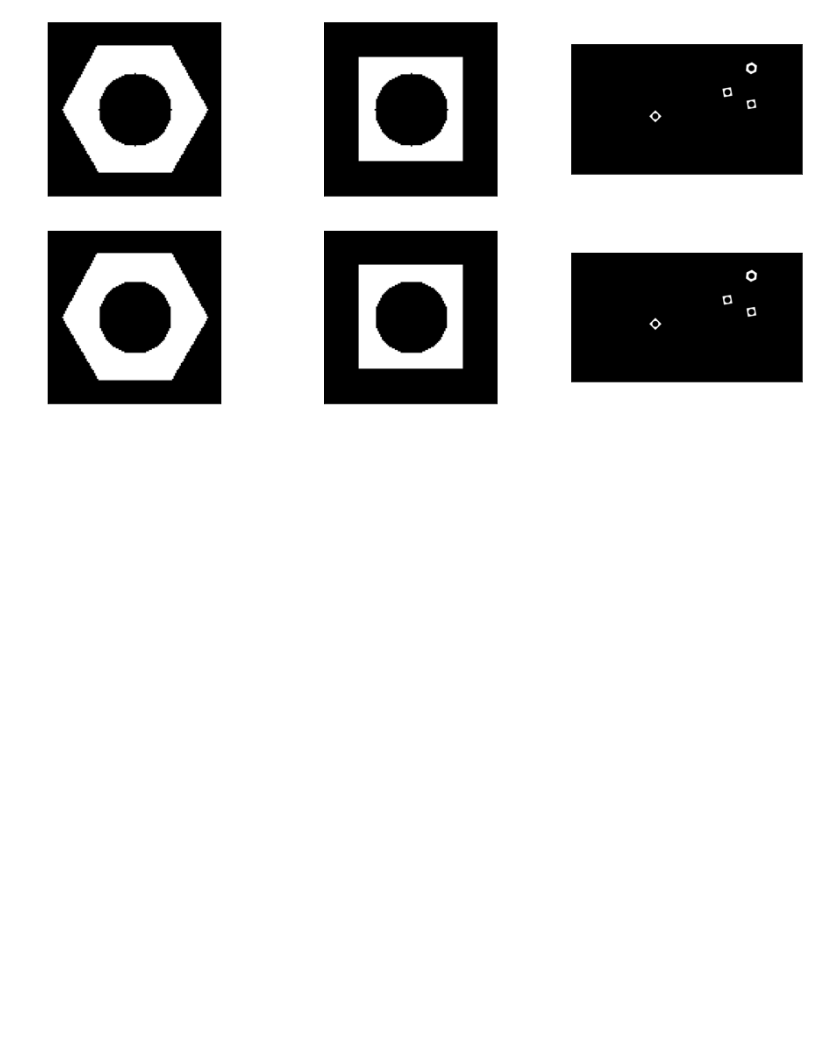
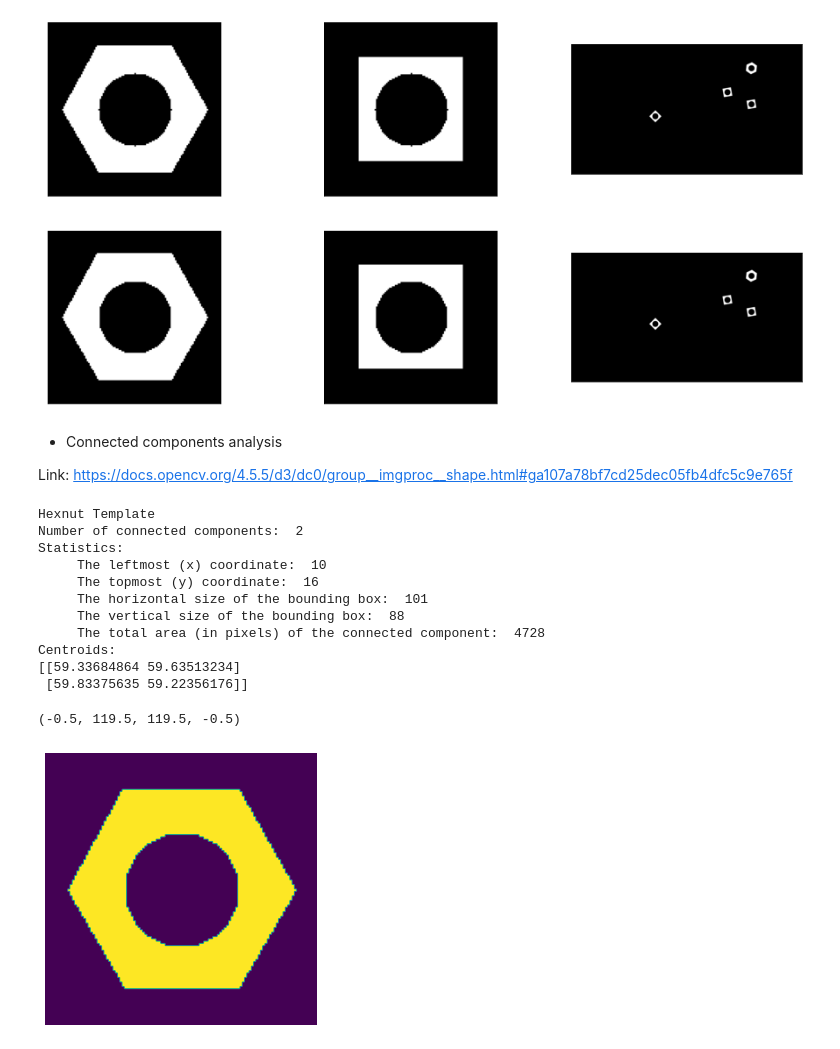
Before and after one commit to dulmi-99/Image-Processing-and-Machine-Vision, a Jupyter notebook: Assignments/Assignment 3/190107T_a03.ipynb, the cells around one changed output. Drawn from its saved outputs; the diff is of its cells as text; code cells hidden in the pictures; blank space fills up the shorter version.

Commit message:
Connected components analysis for images

```diff
--- a/Assignments/Assignment 3/190107T_a03.ipynb
+++ b/Assignments/Assignment 3/190107T_a03.ipynb
@@ -92,3 +94,42 @@ ax[1][2].set_xticks([]), ax[1][2].set_yticks([])
 plt.show()
 # %% [output]
 [figure]
+# %% [markdown]
+* Connected components analysis
+
+Link:
+https://docs.opencv.org/4.5.5/d3/dc0/group__imgproc__shape.html#ga107a78bf7cd25dec05fb4dfc5c9e765f
+# %%
+Connectivity = 4
+hex_n_labels, hex_labels, hex_stats, hex_centroids = cv.connectedComponentsWithStats(closing_hexnut, Connectivity, cv.CV_32S)
+square_n_labels, square_labels, square_stats, square_centroids = cv.connectedComponentsWithStats(closing_squarenut, Connectivity, cv.CV_32S)
+conv_n_labels, conv_labels, conv_stats, conv_centroids = cv.connectedComponentsWithStats(closing_conveyor, Connectivity, cv.CV_32S)
+# %%
+print('Hexnut Template')
+print('Number of connected components: ', hex_n_labels)
+print('Statistics: ')
+print('     The leftmost (x) coordinate: ', hex_stats[1, cv.CC_STAT_LEFT])
+print('     The topmost (y) coordinate: ', hex_stats[1, cv.CC_STAT_TOP])
+print('     The horizontal size of the bounding box: ', hex_stats[1, cv.CC_STAT_WIDTH])
+print('     The vertical size of the bounding box: ' ,hex_stats[1, cv.CC_STAT_HEIGHT])
+print('     The total area (in pixels) of the connected component: ', hex_stats[1, cv.CC_STAT_AREA])
+print('Centroids: ')
+print(hex_centroids )
+
+fig,ax=plt.subplots(1,1,figsize=(5,5))
+ax.imshow(hex_labels)
+ax.axis(False)
+# %% [output]
+Hexnut Template
+Number of connected components:  2
+Statistics:
+     The leftmost (x) coordinate:  10
+     The topmost (y) coordinate:  16
+     The horizontal size of the bounding box:  101
+     The vertical size of the bounding box:  88
+     The total area (in pixels) of the connected component:  4728
+Centroids:
+[[59.33684864 59.63513234]
+ [59.83375635 59.22356176]]
+(-0.5, 119.5, 119.5, -0.5)
+[figure, added]
```
Also changed, not shown: parts of 4 cells of this notebook.
